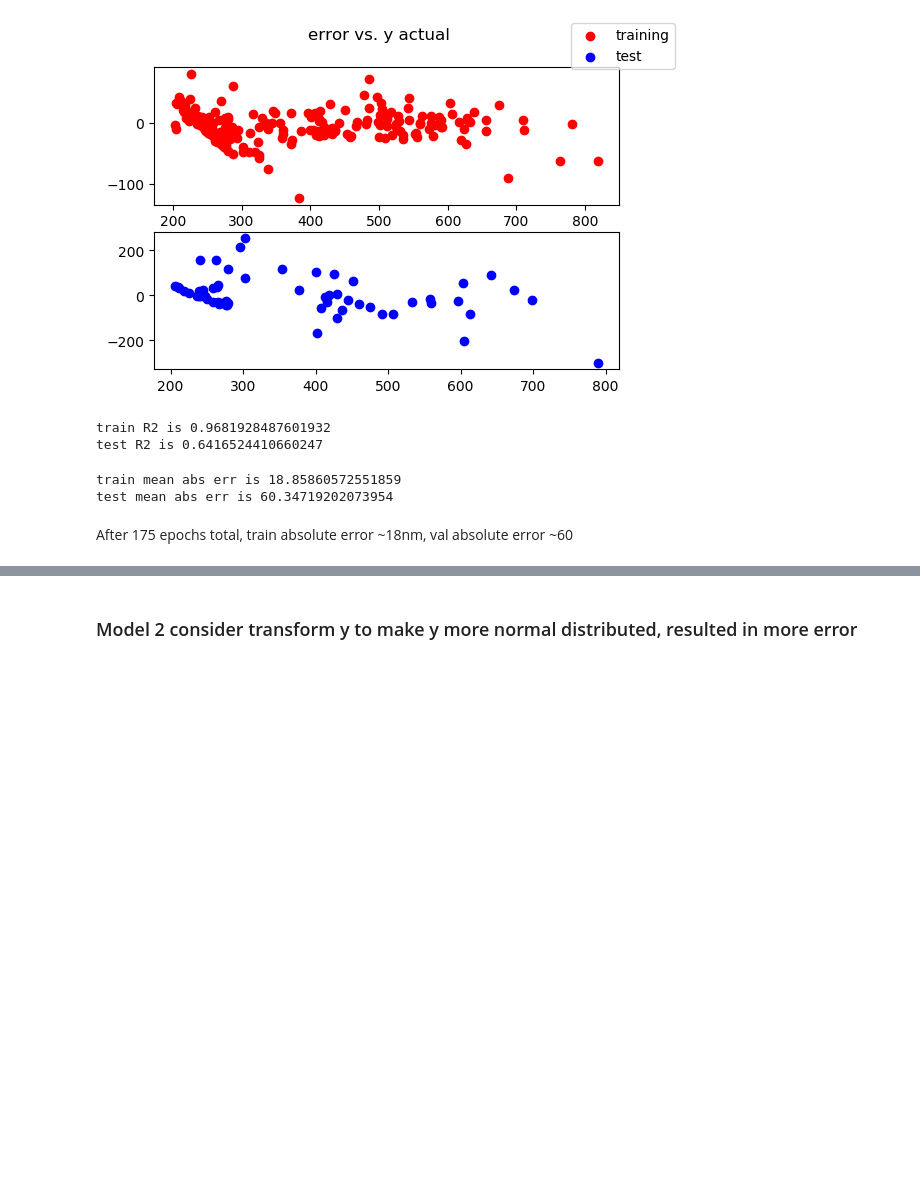
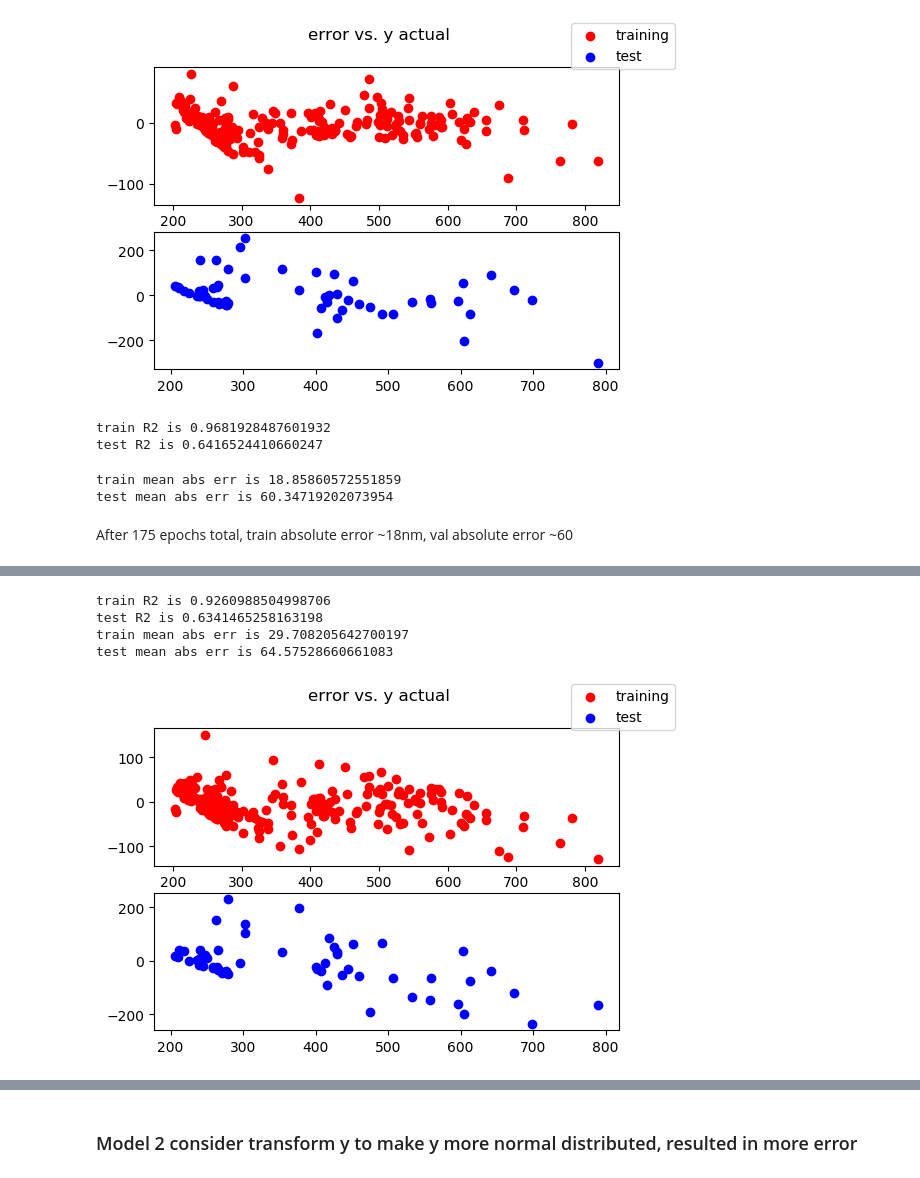
Before and after one commit to emissible/SPEEDCOM, a Jupyter notebook: SPEEDCOM/models/encode_smiles.ipynb, the cells around one changed output, grey strips where cells are left out. Saved outputs shown, nothing was run; the diff lists cells and outputs as text; code cells hidden in the pictures; blank space fills up the shorter version.

```diff
--- a/SPEEDCOM/models/encode_smiles.ipynb
+++ b/SPEEDCOM/models/encode_smiles.ipynb
@@ -240,0 +249,17 @@ After 175 epochs total, train absolute error ~18nm, val absolute error ~60
+# %%
+hidden_size = 50
+model = Sequential()
+model.add(Embedding(len(wordmap), hidden_size, input_length=maxlen+5))
+model.add(BatchNormalization())
+model.add(LSTM(hidden_size, return_sequences=True))
+
+model.add(LSTM(hidden_size, return_sequences=True))
+model.add(Dropout(0.4))
+model.add(LSTM(hidden_size, return_sequences=True))
+model.add(Dropout(0.4))
+model.add(Dense(hidden_size, activation='relu'))
+model.add(Flatten())
+model.add(Dense(1, activation='linear'))
+# %%
+model.compile(loss='mean_squared_error', optimizer='Adam', metrics=['mean_absolute_error'])
+model.summary() ##use mean_squared_error loss
@@ -240,0 +284,2 @@ After 175 epochs total, train absolute error ~18nm, val absolute error ~60
+# %%
+history=model.fit(X_train, y_train.reshape(-1,1), batch_size=32, validation_data=(X_test, y_test.reshape(-1,1)), epochs=100)
@@ -240,0 +304,12 @@ After 175 epochs total, train absolute error ~18nm, val absolute error ~60
+# %%
+mutls.ModelUtils.plot_model_error(X_train, X_test, y_train, y_test, model)
+print("train R2 is %s" % metrics.r2_score(y_train.reshape(-1,1),model.predict(X_train)))
+print("test R2 is %s" % metrics.r2_score(y_test.reshape(-1,1),model.predict(X_test)))
+print("train mean abs err is %s" % metrics.mean_absolute_error(y_train.reshape(-1,1),model.predict(X_train)))
+print("test mean abs err is %s" % metrics.mean_absolute_error(y_test.reshape(-1,1),model.predict(X_test)))
+# %% [output]
+train R2 is 0.9260988504998706
+test R2 is 0.6341465258163198
+train mean abs err is 29.708205642700197
+test mean abs err is 64.57528660661083
+[figure, added]
```
Also changed, not shown: parts of 50 cells of this notebook, 2 other files.
